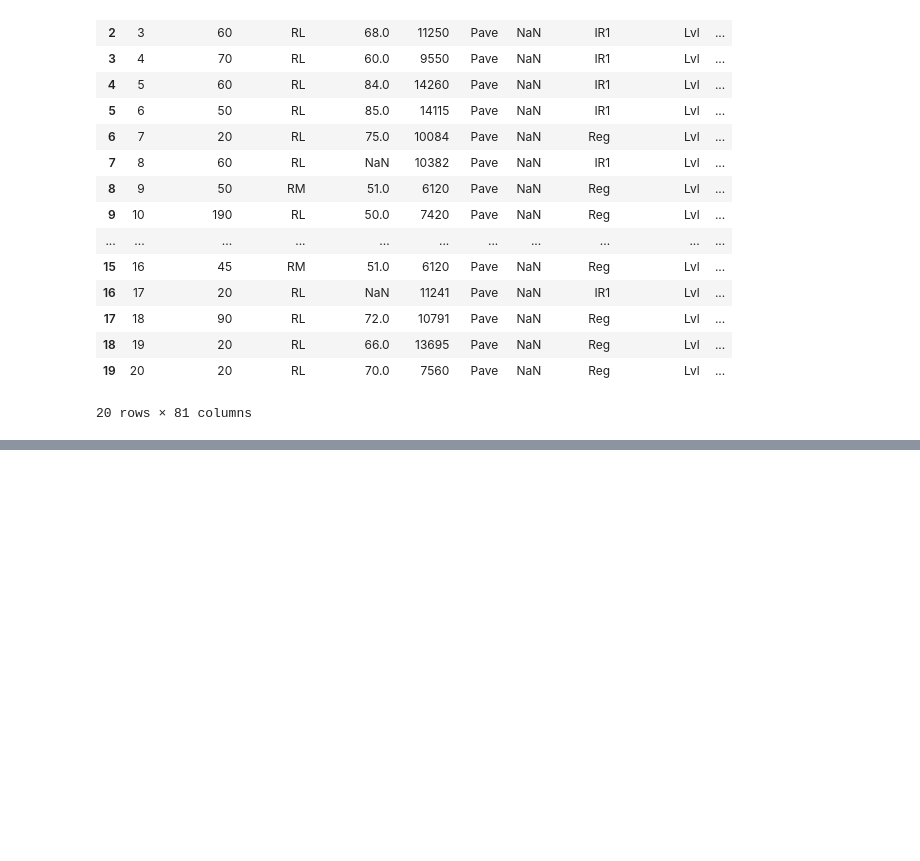
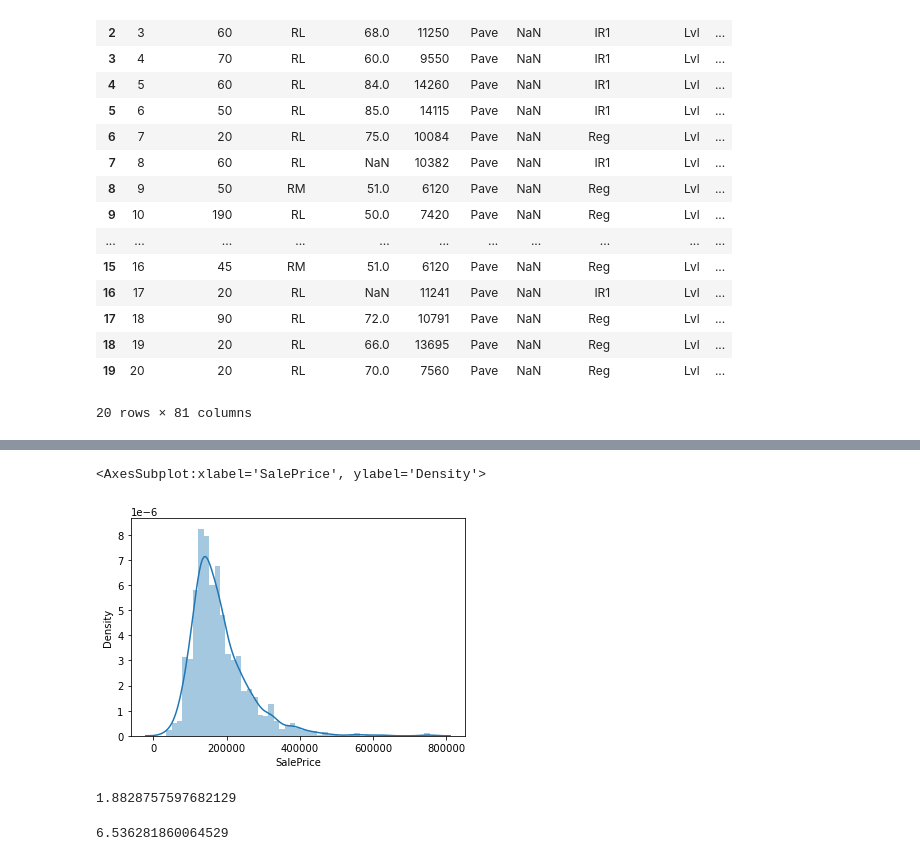
Before and after one commit to elgualas/practicas, a Jupyter notebook: dt.ipynb, the cells around one changed output, grey strips where cells are left out. Saved outputs shown, nothing was run; the diff lists cells and outputs as text; code cells hidden in the pictures; blank space fills up the shorter version.

```diff
--- a/dt.ipynb
+++ b/dt.ipynb
@@ -27,0 +86,13 @@ df_train.head(20)
+# %%
+sns.distplot(df_train['SalePrice'])
+# %% [output]
+<AxesSubplot:xlabel='SalePrice', ylabel='Density'>
+[figure, added]
+# %%
+ df_train['SalePrice'].skew()
+# %% [output]
+1.8828757597682129
+# %%
+df_train['SalePrice'].kurt()
+# %% [output]
+6.536281860064529
```
Also changed, not shown: parts of 11 cells of this notebook.
